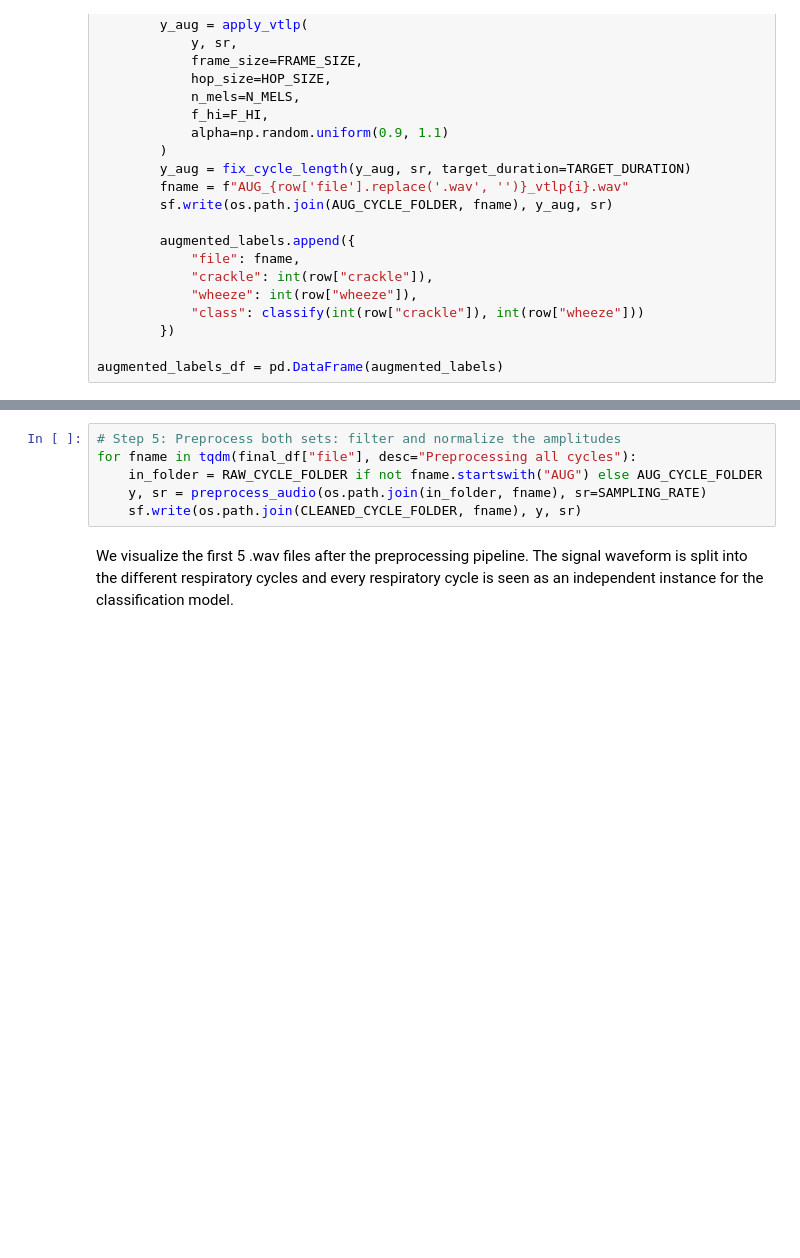
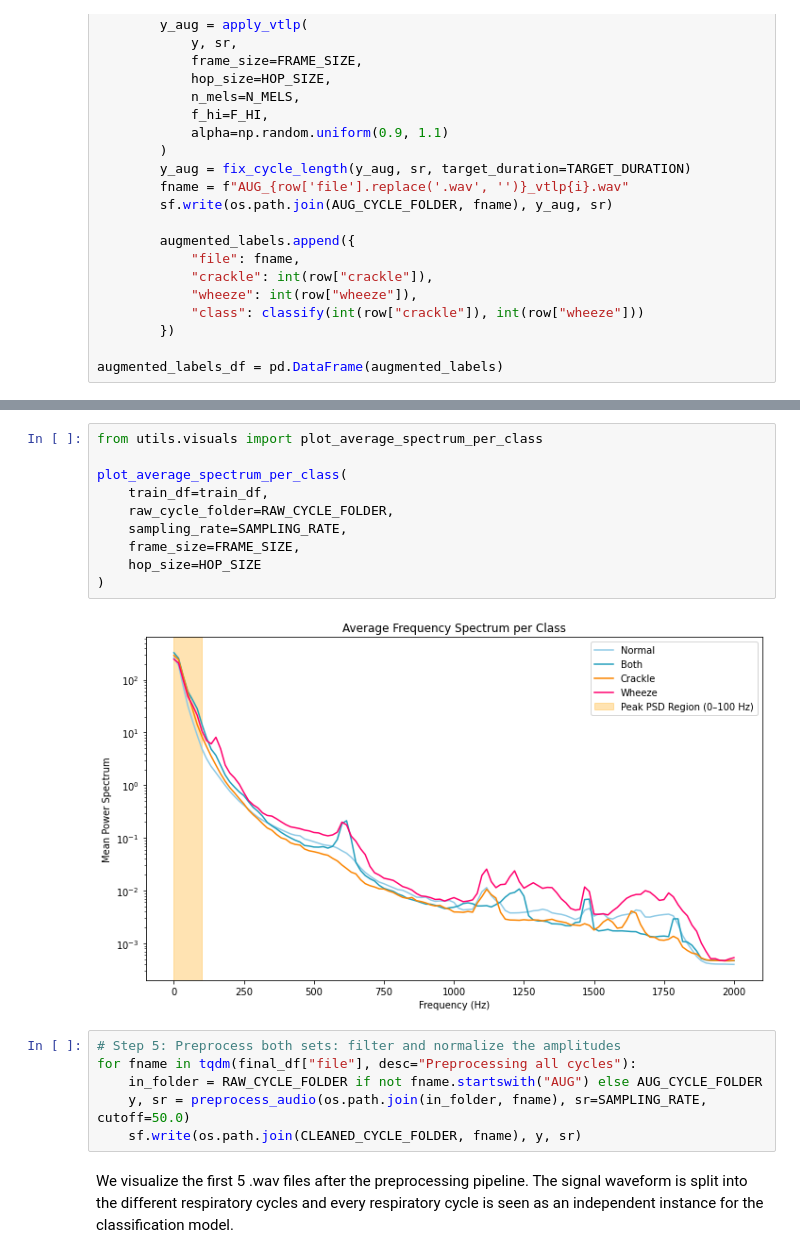
Before and after one commit to miltiadiss/CEID-MSc-Thesis, a Jupyter notebook: preprocessing.ipynb, the cells around one changed output, grey strips where cells are left out. Drawn from its saved outputs; the diff is of its cells as text; blank space fills up the shorter version.

```diff
--- a/preprocessing.ipynb
+++ b/preprocessing.ipynb
@@ -242,8 +248,20 @@ Wheeze: 2913 instances
+# %%
+from utils.visuals import plot_average_spectrum_per_class
+
+plot_average_spectrum_per_class(
+    train_df=train_df,
+    raw_cycle_folder=RAW_CYCLE_FOLDER,
+    sampling_rate=SAMPLING_RATE,
+    frame_size=FRAME_SIZE,
+    hop_size=HOP_SIZE
+)
+# %% [output]
+[figure, added]
 # %%
 # Step 5: Preprocess both sets: filter and normalize the amplitudes
 for fname in tqdm(final_df["file"], desc="Preprocessing all cycles"):
     in_folder = RAW_CYCLE_FOLDER if not fname.startswith("AUG") else AUG_CYCLE_FOLDER
-    y, sr = preprocess_audio(os.path.join(in_folder, fname), sr=SAMPLING_RATE)
+    y, sr = preprocess_audio(os.path.join(in_folder, fname), sr=SAMPLING_RATE, cutoff=50.0)
     sf.write(os.path.join(CLEANED_CYCLE_FOLDER, fname), y, sr)
 # %% [markdown]
 We visualize the first 5 .wav files after the preprocessing pipeline. The signal waveform is split into the different respiratory cycles and every respiratory cycle is seen as an independent instance for the classification model.
```
Also changed, not shown: parts of 7 cells of this notebook.
